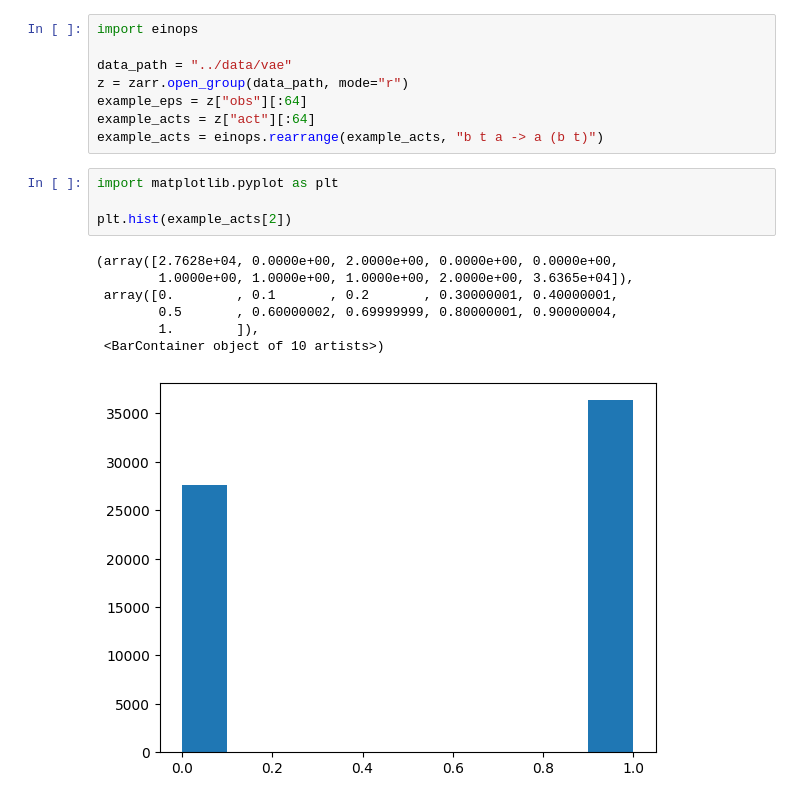
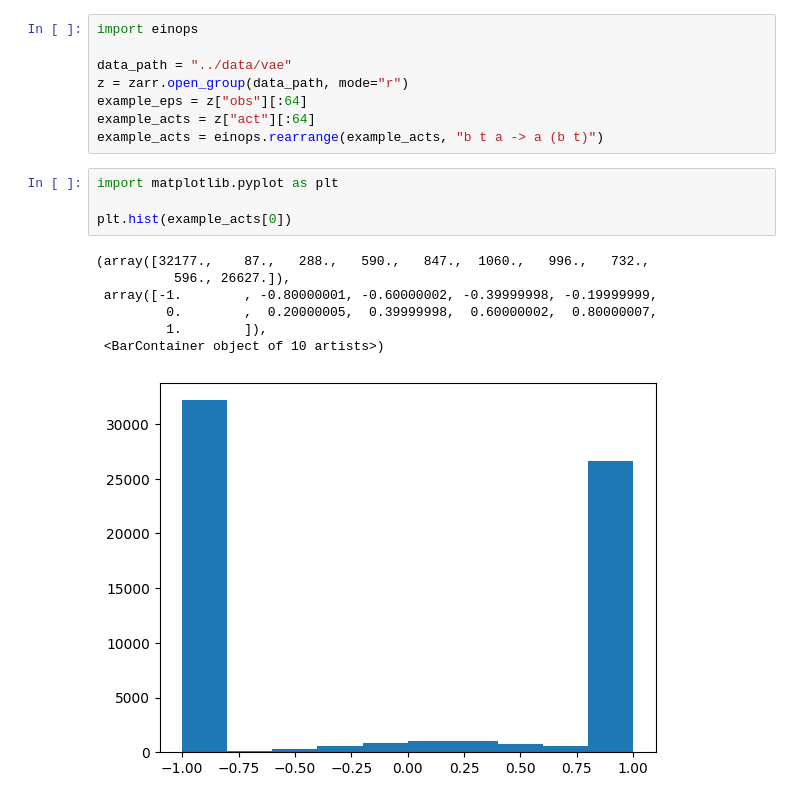
Before and after one commit to foty-hub/world_models_paper, a Jupyter notebook: notebooks/zarr_dataloader.ipynb, the cells around one changed output. Drawn from its saved outputs; the diff is of its cells as text.

```diff
--- a/notebooks/zarr_dataloader.ipynb
+++ b/notebooks/zarr_dataloader.ipynb
@@ -94,15 +119,15 @@ example_acts = einops.rearrange(example_acts, "b t a -> a (b t)")
 # %%
 import matplotlib.pyplot as plt
 
-plt.hist(example_acts[2])
+plt.hist(example_acts[0])
 # %% [output]
-(array([2.7628e+04, 0.0000e+00, 2.0000e+00, 0.0000e+00, 0.0000e+00,
-        1.0000e+00, 1.0000e+00, 1.0000e+00, 2.0000e+00, 3.6365e+04]),
- array([0.        , 0.1       , 0.2       , 0.30000001, 0.40000001,
-        0.5       , 0.60000002, 0.69999999, 0.80000001, 0.90000004,
-        1.        ]),
+(array([32177.,    87.,   288.,   590.,   847.,  1060.,   996.,   732.,
+          596., 26627.]),
+ array([-1.        , -0.80000001, -0.60000002, -0.39999998, -0.19999999,
+         0.        ,  0.20000005,  0.39999998,  0.60000002,  0.80000007,
+         1.        ]),
  <BarContainer object of 10 artists>)
-[figure, old version]
+[figure, new version]
 # %%
 import mediapy as media
 
```
Also changed, not shown: parts of 6 cells of this notebook, 2 other files.
